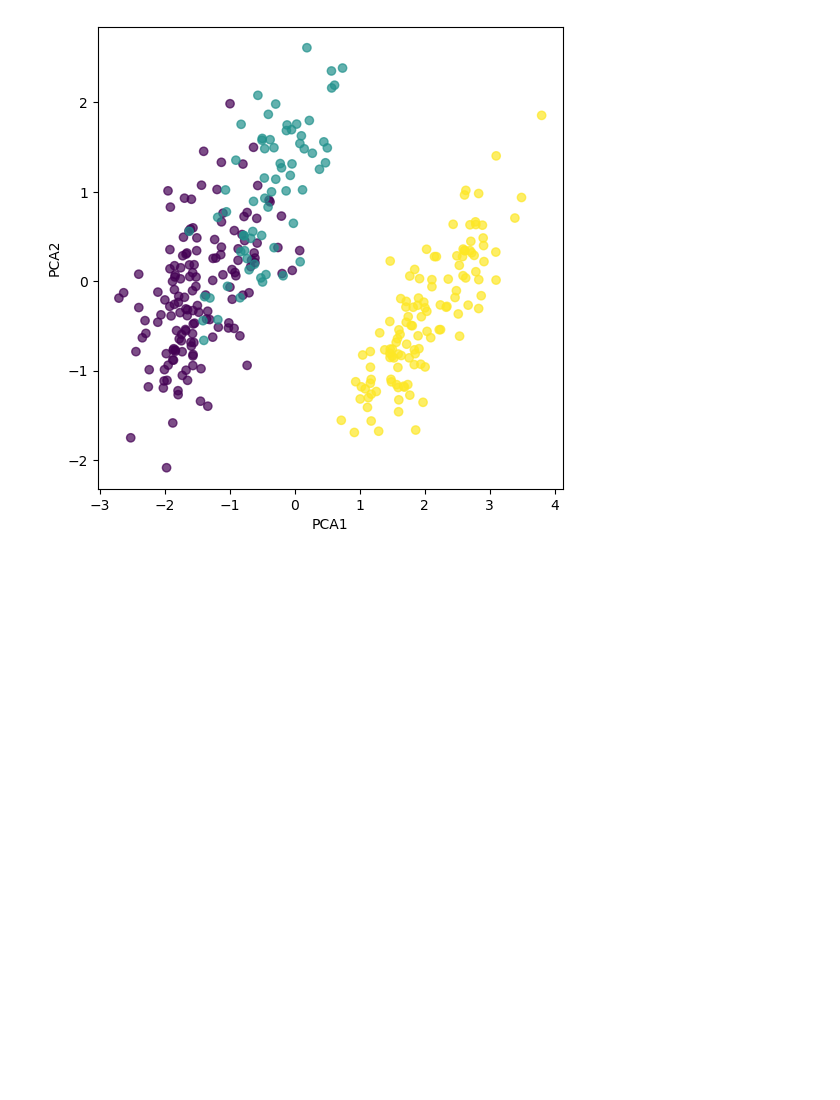
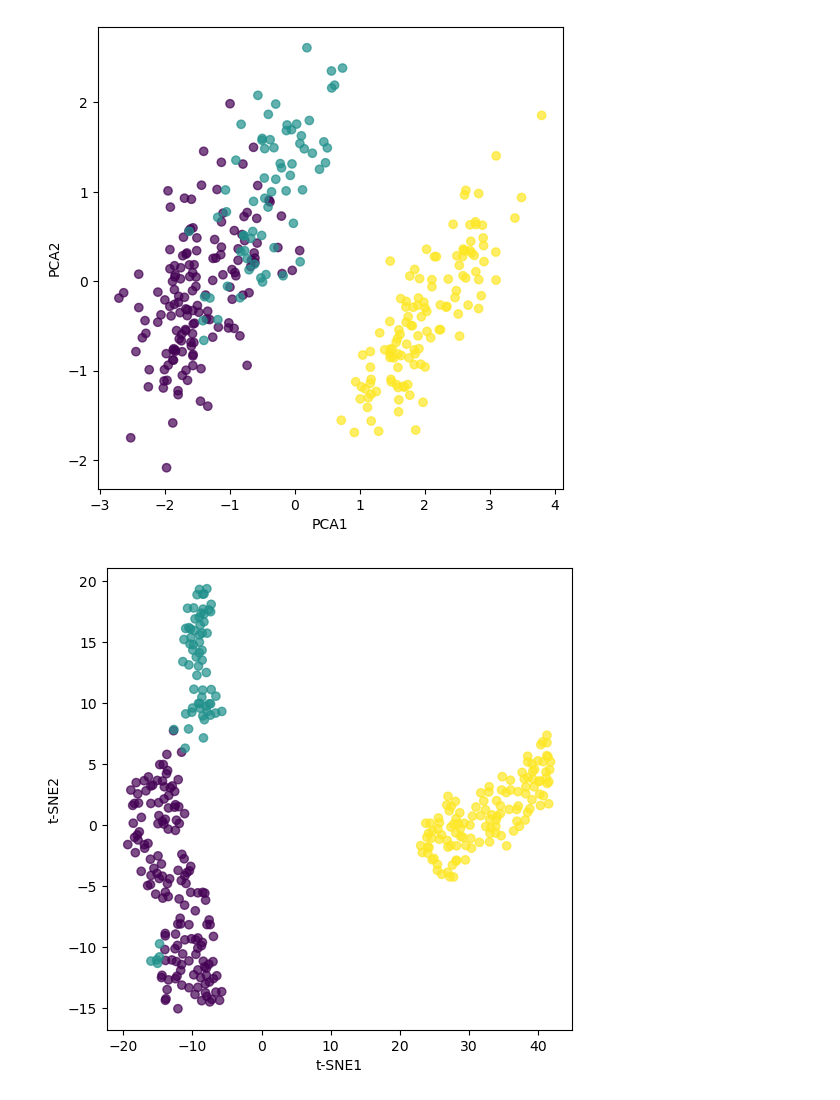
Before and after one commit to glouppe/dats0001-foundations-of-data-science, a Jupyter notebook: nb02d-eda.ipynb, the cells around one changed output. Cells and saved outputs as stored; diff of their text form; code cells hidden in the pictures; blank space fills up the shorter version.

```diff
--- a/nb02d-eda.ipynb
+++ b/nb02d-eda.ipynb
@@ -169,3 +169,18 @@ ax.set_ylabel('PCA2')
 plt.savefig('pca_penguins.png')
 # %% [output]
 [figure]
+# %%
+from sklearn.manifold import TSNE
+tsne = TSNE(n_components=2, random_state=42)
+data_tsne = tsne.fit_transform(data)
+
+fig = plt.figure(figsize=(6, 6))
+ax = fig.add_subplot(1, 1, 1)
+
+ax.scatter(data_tsne[:, 0], data_tsne[:, 1], c=species, cmap='viridis', alpha=0.7)
+ax.set_xlabel('t-SNE1')
+ax.set_ylabel('t-SNE2')
+
+plt.savefig('tsne_penguins.png')
+# %% [output]
+[figure, added]
```
Also changed, not shown: 2 other files.
